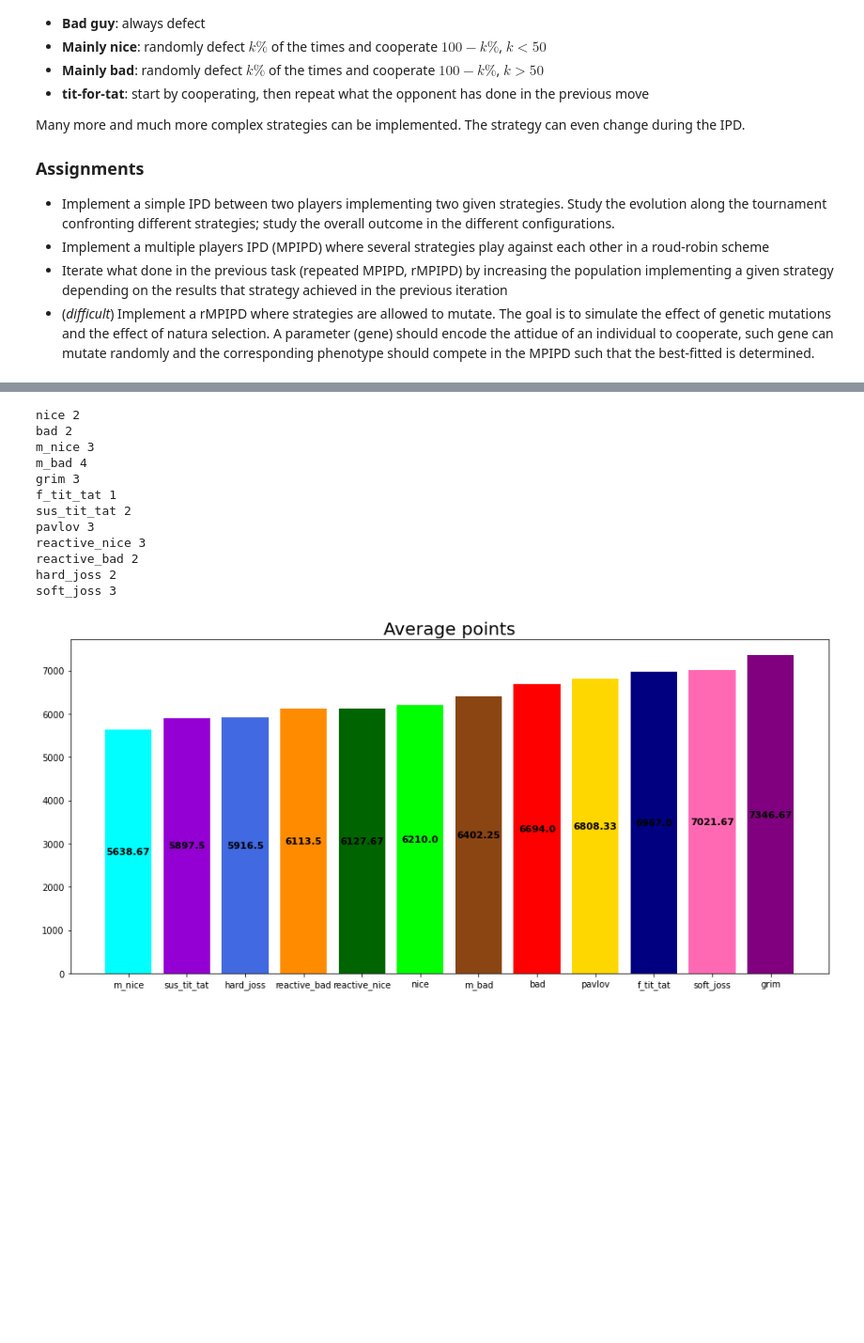
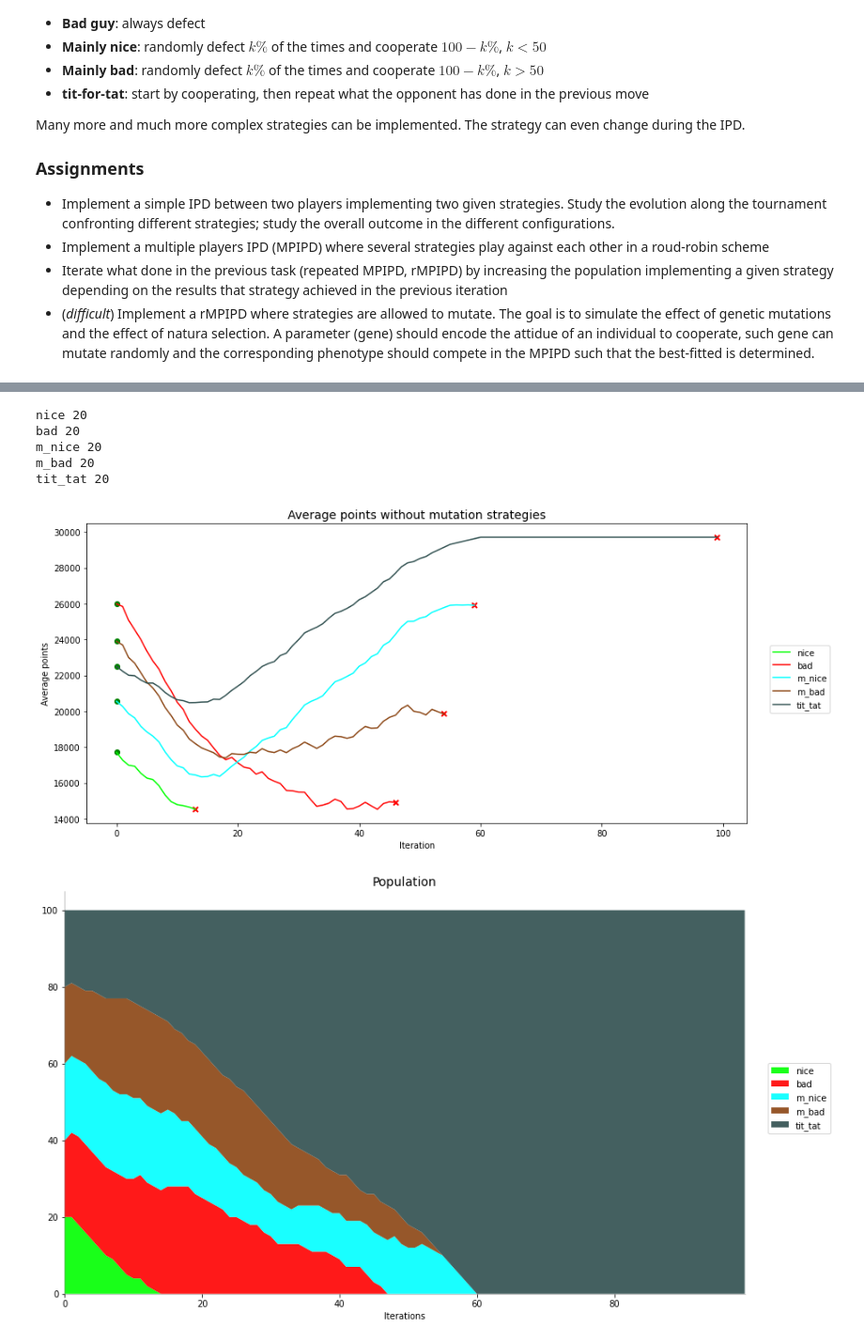
Before and after one commit to luca430/prisoner_dilemma, a Jupyter notebook: Project.ipynb, the cells around one changed output, grey strips where cells are left out. Shown at 94% size. Drawn from its saved outputs; the diff is of its cells as text; code cells hidden in the pictures; blank space fills up the shorter version.

```diff
--- a/Project.ipynb
+++ b/Project.ipynb
@@ -128,53 +151,44 @@ grf.fight_grid(p1,p2,range=[2,30])
 # %%
-#Point 2)
+#Point 3)
 
-s = ['nice','bad','m_nice','m_bad','tit_tat',
+'''s = ['nice','bad','m_nice','m_bad','tit_tat',
     'random','grim','f_tit_tat','sus_tit_tat',
     'pavlov','reactive_nice','reactive_bad',
-    'hard_joss','soft_joss']
-
-h = npr.randint(0,len(s),size=30)
+    'hard_joss','soft_joss']'''
+#s=['nice','reactive_nice','soft_joss','bad','reactive_bad','hard_joss','tit_tat','sus_tit_tat','f_tit_tat']
+s=['nice','bad','m_nice','m_bad','tit_tat']
+#h = npr.randint(0,len(s),size=60)
+h=[]
+for i in range(20):
+    h.append(0)
+    h.append(1)
+    h.append(2)
+    h.append(3)
+    h.append(4)
+    #h.append(npr.randint(3,6))
+#for i in range(6): h.append(npr.randint(6,9))
 unique, n_strategies = np.unique(h,return_counts=True)
 
 for a,b in zip(unique,n_strategies): print(s[a],b)
 
-unique, media, n_strat = pris_dil.round_robin(h,s,ord=True)
-
-s_unique = [s[val] for val in unique]
-
-grf.graph_bar(media,unique,s)
+iterations = 60
+#n_ma3, val_ma3 = pris_dil.tournament(h,'update_2',s,it=iterations)
 # %% [output]
-nice 2
-bad 2
-m_nice 3
-m_bad 4
-grim 3
-f_tit_tat 1
-sus_tit_tat 2
-pavlov 3
-reactive_nice 3
-reactive_bad 2
-hard_joss 2
-soft_joss 3
+nice 20
+bad 20
+m_nice 20
+m_bad 20
+tit_tat 20
-[figure, removed]
-# %%
-#Point 3)
-
-s = ['nice','bad','m_nice','m_bad','tit_tat',
-    'random','grim','f_tit_tat','sus_tit_tat',
-    'pavlov','reactive_nice','reactive_bad',
-    'hard_joss','soft_joss']
-
-h = npr.randint(0,len(s),size=60)
-unique, n_strategies = np.unique(h,return_counts=True)
-
-for a,b in zip(unique,n_strategies): print(s[a],b)
-
-iterations = 20
-n_ma3, val_ma3 = pris_dil.tournament(h,'update_3',s,it=iterations)
+# %%
+iterations = 100
+# %%
+n_ma3, val_ma3 = pris_dil.tournament(h,'update_5',s,it=iterations,n_change=2)
 # %%
-grf.graph_avarege(h,val_ma3,s,iterations)
+grf.graph_avarege(np.array(h),val_ma3,s,iterations)
 grf.graph_population(n_ma3,iterations,s)
+# %% [output]
+[figure, added]
+[figure, added]
 # %%
 grf.gif(s,n_ma3,'population_3',s_colors)
 # %%
```
Also changed, not shown: parts of 4 cells of this notebook, 20 other files.
